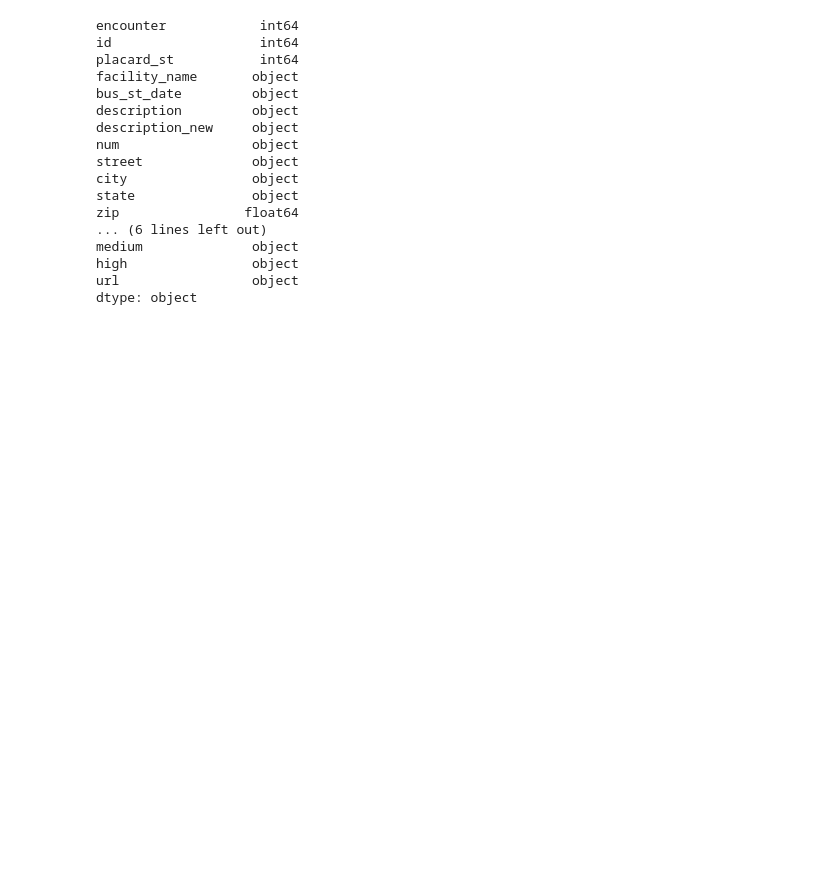
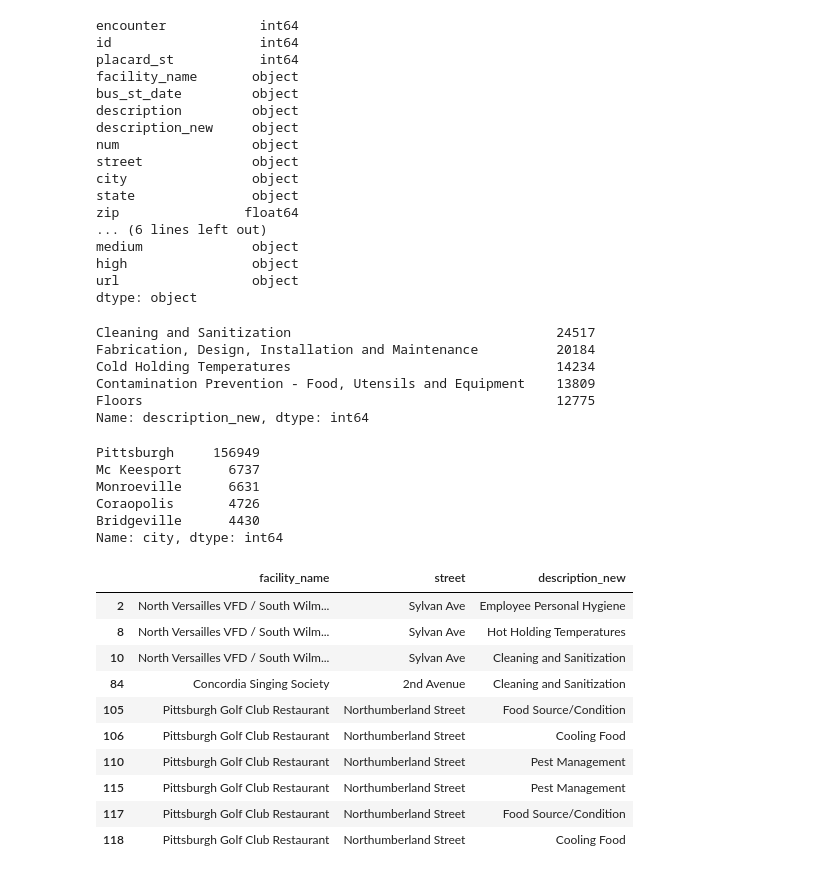
Before and after one commit to tnakatani/python2_ccac, a Jupyter notebook: wk_10/in_class/allegheny_county_health_violations.ipynb, the cells around one changed output. Drawn from its saved outputs; the diff is of its cells as text; code cells hidden in the pictures; blank space fills up the shorter version.

```diff
--- a/wk_10/in_class/allegheny_county_health_violations.ipynb
+++ b/wk_10/in_class/allegheny_county_health_violations.ipynb
@@ -33,3 +39,35 @@ medium              object
 high                object
 url                 object
 dtype: object
+# %%
+df['description_new'].value_counts().head()
+# %% [output]
+Cleaning and Sanitization                                  24517
+Fabrication, Design, Installation and Maintenance          20184
+Cold Holding Temperatures                                  14234
+Contamination Prevention - Food, Utensils and Equipment    13809
+Floors                                                     12775
+Name: description_new, dtype: int64
+# %%
+df['city'].value_counts().head()
+# %% [output]
+Pittsburgh     156949
+Mc Keesport      6737
+Monroeville      6631
+Coraopolis       4726
+Bridgeville      4430
+Name: city, dtype: int64
+# %%
+df.loc[df['high'] == 'T'][['facility_name', 'street', 'description_new']].head(10)
+# %% [output]
+|  | facility_name | street | description_new |
+| 2 | North Versailles VFD / South Wilm... | Sylvan Ave | Employee Personal Hygiene |
+| 8 | North Versailles VFD / South Wilm... | Sylvan Ave | Hot Holding Temperatures |
+| 10 | North Versailles VFD / South Wilm... | Sylvan Ave | Cleaning and Sanitization |
+| 84 | Concordia Singing Society | 2nd Avenue | Cleaning and Sanitization |
+| 105 | Pittsburgh Golf Club Restaurant | Northumberland Street | Food Source/Condition |
+| 106 | Pittsburgh Golf Club Restaurant | Northumberland Street | Cooling Food |
+| 110 | Pittsburgh Golf Club Restaurant | Northumberland Street | Pest Management |
+| 115 | Pittsburgh Golf Club Restaurant | Northumberland Street | Pest Management |
+| 117 | Pittsburgh Golf Club Restaurant | Northumberland Street | Food Source/Condition |
+| 118 | Pittsburgh Golf Club Restaurant | Northumberland Street | Cooling Food |
```
Also changed, not shown: parts of 5 cells of this notebook.
